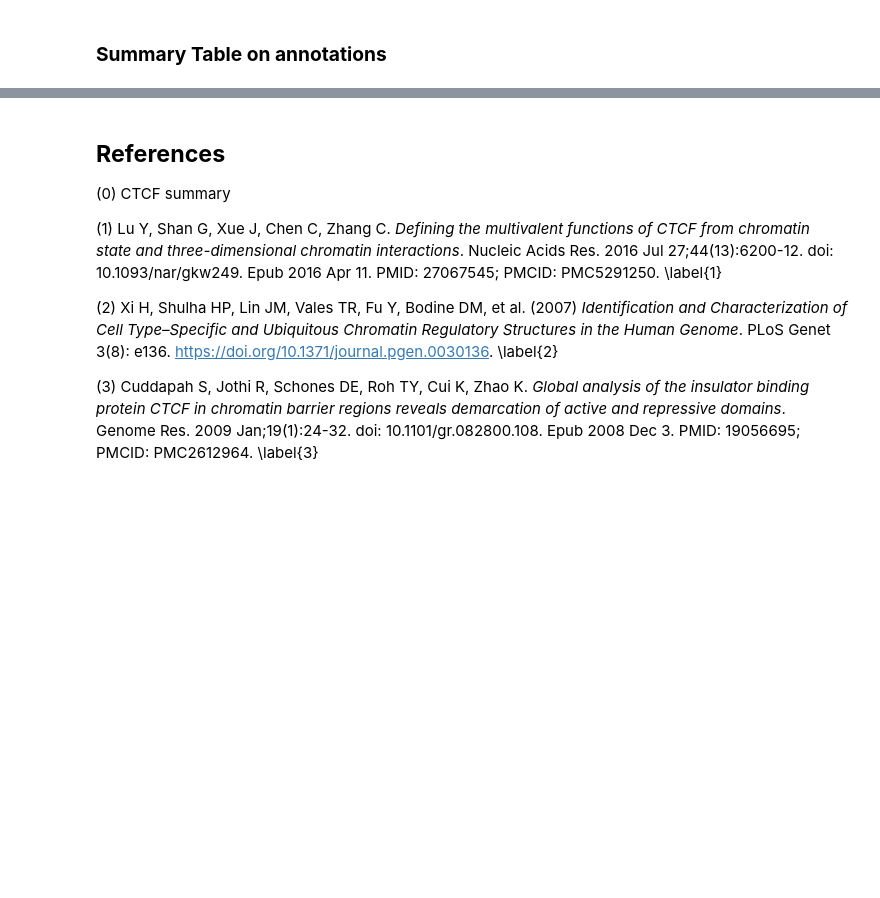
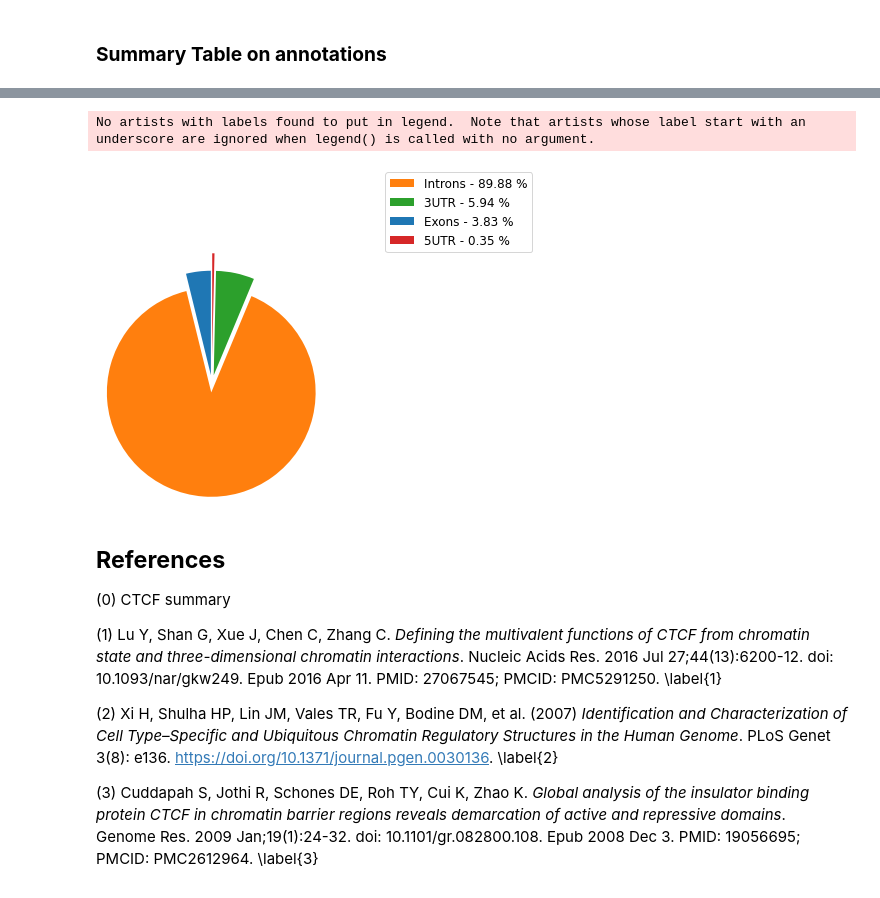
Before and after one commit to igarcia17/CTCFepigenomics, a Jupyter notebook: annotation_analysis.ipynb, the cells around one changed output, grey strips where cells are left out. Cells and saved outputs as stored; diff of their text form; code cells hidden in the pictures; blank space fills up the shorter version.

```diff
--- a/annotation_analysis.ipynb
+++ b/annotation_analysis.ipynb
@@ -537,3 +688,23 @@ ValueError: invalid literal for int() with base 10: '/bin/bash: línea 1: ./Biol
+# %%
+# OVERLAP IN TERMS OF NUMBER OF LENGTH, considering just complete gene sequences within the genome
+# i.e. we discard here the intergenic segments
+labels3 = ['Exons', 'Introns', '3UTR', "5UTR"]
+sizes_in_coding_sequences = [3.83, 89.88, 5.94, 0.35]
+explode = (0.1, 0.1, 0.1, 0.3)
+
+patches3, texts = plt.pie(sizes_in_coding_sequences, startangle=90, radius=1.2, explode=explode)  # labels=labels, pctdistance=1.0, labeldistance=1.3)
+labels3 = ['{0} - {1:1.2f} %'.format(i,j) for i,j in zip(labels3, sizes_in_coding_sequences)]
+plt.legend().set_visible(False)
+
+sort_legend = True
+if sort_legend:
+    patches3, labels3, dummy =  zip(*sorted(zip(patches3, labels3, sizes_in_coding_sequences), key=lambda labels3: labels3[2], reverse=True))
+
+plt.legend(patches3, labels3, fontsize=12, bbox_to_anchor=(2, 1.5))
+plt.savefig('annotation_results/overlap_length_geneSequences.png', bbox_inches='tight')
+# %% [output]
+No artists with labels found to put in legend.  Note that artists whose label start with an underscore are ignored when legend() is called with no argument.
+[figure, added]
 # %% [markdown]
 ## **References**
 
```
Also changed, not shown: parts of 30 cells of this notebook, 1 other file.
